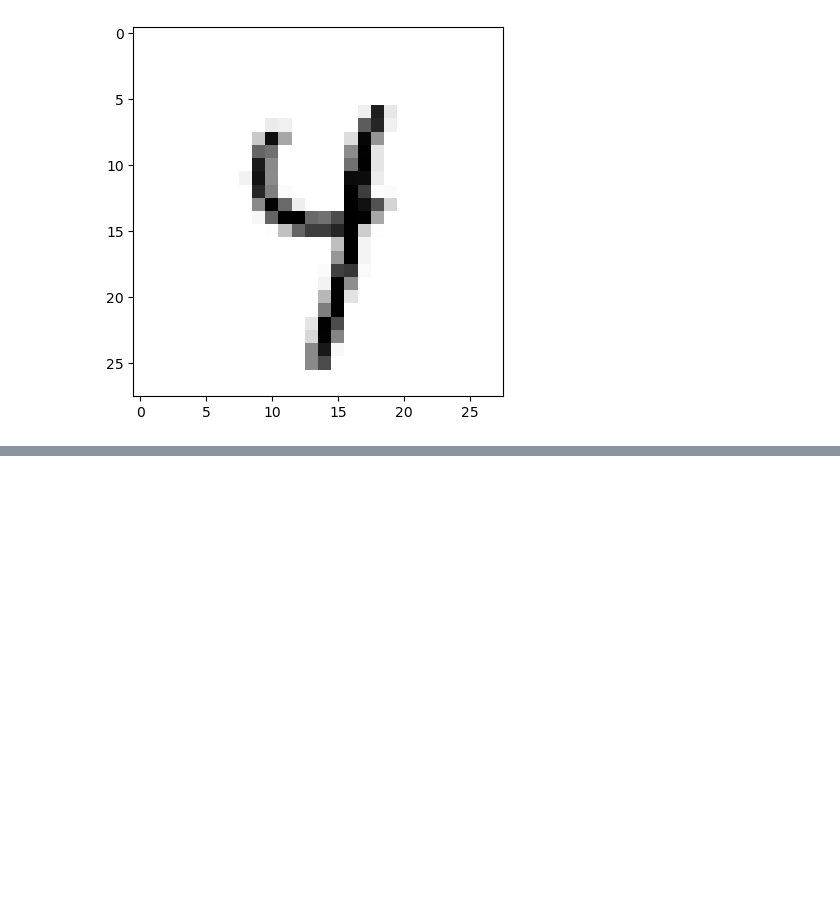
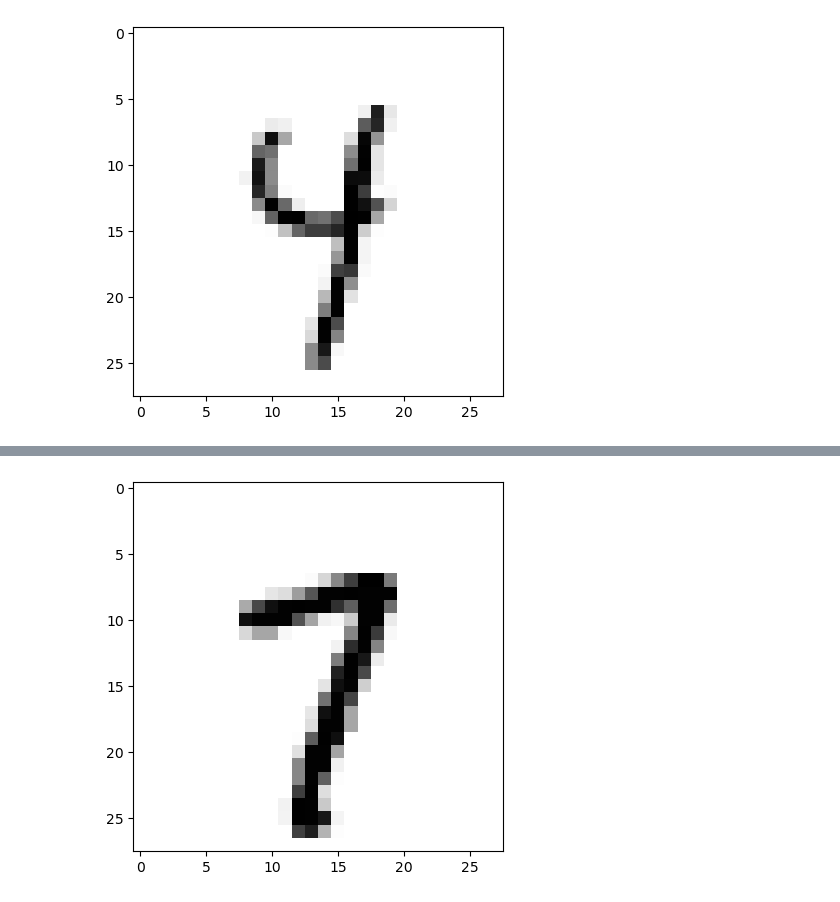
Before and after one commit to eirihoyh/ISLBBNN, a Jupyter notebook: examples/mnist/lrt.ipynb, the cells around one changed output, grey strips where cells are left out. Cells and saved outputs as stored; diff of their text form; code cells hidden in the pictures; blank space fills up the shorter version.

```diff
--- a/examples/mnist/lrt.ipynb
+++ b/examples/mnist/lrt.ipynb
@@ -343,0 +362,7 @@ pf.plot_local_contribution_images_contribution_dist(net, explain_this, n_classes
+# %%
+import matplotlib.pyplot as plt
+explain_this = train_data[96].reshape(-1,p*p)
+plt.imshow(explain_this.reshape((p,p)), cmap="Greys")
+plt.show()
+# %% [output]
+[figure, added]
```
Also changed, not shown: parts of 7 cells of this notebook, 31 other files.
